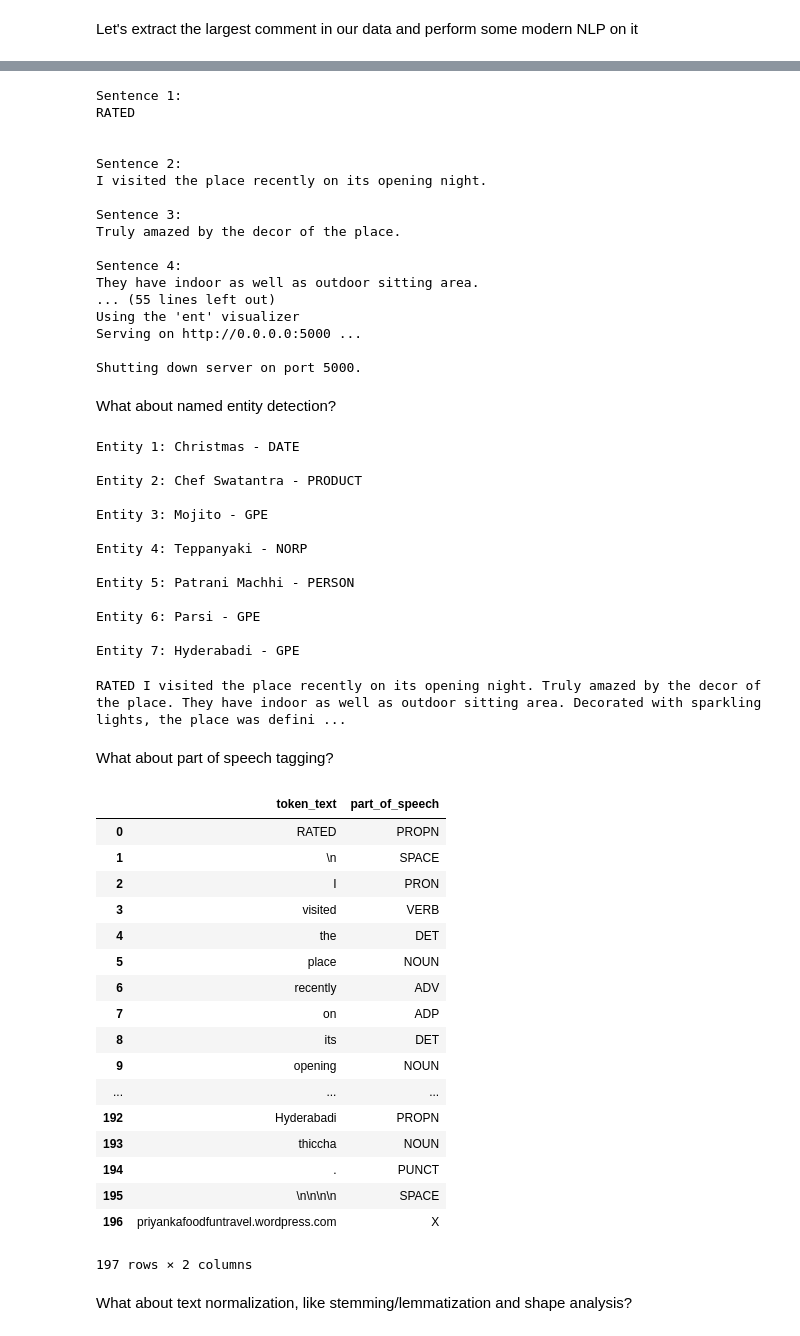
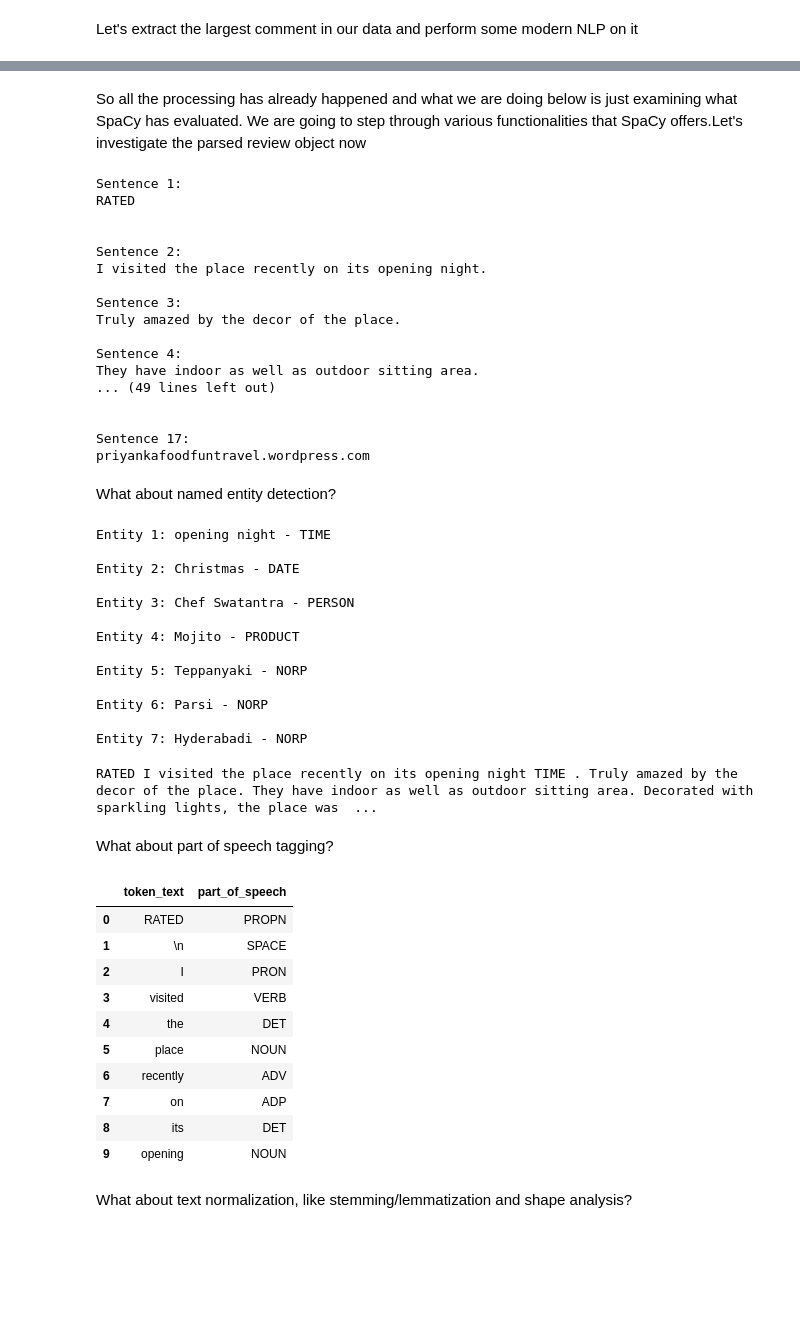
Before and after one commit to salmanarif86/MLAI, a Jupyter notebook: ModernNLP.ipynb, the cells around one changed output, grey strips where cells are left out. Cells and saved outputs as stored; diff of their text form; code cells hidden in the pictures; blank space fills up the shorter version.

```diff
--- a/ModernNLP.ipynb
+++ b/ModernNLP.ipynb
@@ -32,3 +36,6 @@ nlp = spacy.load('en')
+# %%
+import en_core_web_lg
+nlp = en_core_web_lg.load()
 # %% [markdown]
 ##Context
 
@@ -103,3 +112,5 @@ priyankafoodfuntravel.wordpress.com
+# %% [markdown]
+So all the processing has already happened and what we are doing below is just examining what SpaCy has evaluated. We are going to step through various functionalities that SpaCy offers.Let's investigate the parsed review object now
 # %%
 for num, sentence in enumerate(parsed_review.sents):
   print ('Sentence {}:'.format(num + 1))
@@ -118,11 +129,11 @@ Truly amazed by the decor of the place.
 
 Sentence 4:
 They have indoor as well as outdoor sitting area.
-... (55 lines left out)
-Using the 'ent' visualizer
-Serving on http://0.0.0.0:5000 ...
+... (49 lines left out)
 
-Shutting down server on port 5000.
+
+Sentence 17:
+priyankafoodfuntravel.wordpress.com
 # %% [markdown]
 What about named entity detection?
 # %%
@@ -133,47 +144,40 @@ for num, entity in enumerate(parsed_review.ents):
 
 displacy.render(parsed_review, style='ent', jupyter=True)
 # %% [output]
-Entity 1: Christmas - DATE
+Entity 1: opening night - TIME
 
-Entity 2: Chef Swatantra - PRODUCT
+Entity 2: Christmas - DATE
 
-Entity 3: Mojito - GPE
+Entity 3: Chef Swatantra - PERSON
 
-Entity 4: Teppanyaki - NORP
+Entity 4: Mojito - PRODUCT
 
-Entity 5: Patrani Machhi - PERSON
+Entity 5: Teppanyaki - NORP
 
-Entity 6: Parsi - GPE
+Entity 6: Parsi - NORP
 
-Entity 7: Hyderabadi - GPE
+Entity 7: Hyderabadi - NORP
-RATED I visited the place recently on its opening night. Truly amazed by the decor of the place. They have indoor as well as outdoor sitting area. Decorated with sparkling lights, the place was defini ...
+RATED I visited the place recently on its opening night TIME . Truly amazed by the decor of the place. They have indoor as well as outdoor sitting area. Decorated with sparkling lights, the place was  ...
 # %% [markdown]
 What about part of speech tagging?
 # %%
 token_text = [token.orth_ for token in parsed_review]
 token_pos = [token.pos_ for token in parsed_review]
 
 pd.DataFrame(zip(token_text, token_pos),
-             columns=['token_text', 'part_of_speech'])
+             columns=['token_text', 'part_of_speech']).head(10)
 # %% [output]
 |  | token_text | part_of_speech |
 | 0 | RATED | PROPN |
 | 1 | \n | SPACE |
 | 2 | I | PRON |
 | 3 | visited | VERB |
 | 4 | the | DET |
 | 5 | place | NOUN |
 | 6 | recently | ADV |
 | 7 | on | ADP |
 | 8 | its | DET |
 | 9 | opening | NOUN |
-| ... | ... | ... |
-| 192 | Hyderabadi | PROPN |
-| 193 | thiccha | NOUN |
-| 194 | . | PUNCT |
-| 195 | \n\n\n\n | SPACE |
-| 196 | priyankafoodfuntravel.wordpress.com | X |
-197 rows × 2 columns
 # %% [markdown]
 What about text normalization, like stemming/lemmatization and shape analysis?
 # %%
```
Also changed, not shown: parts of 13 cells of this notebook.
